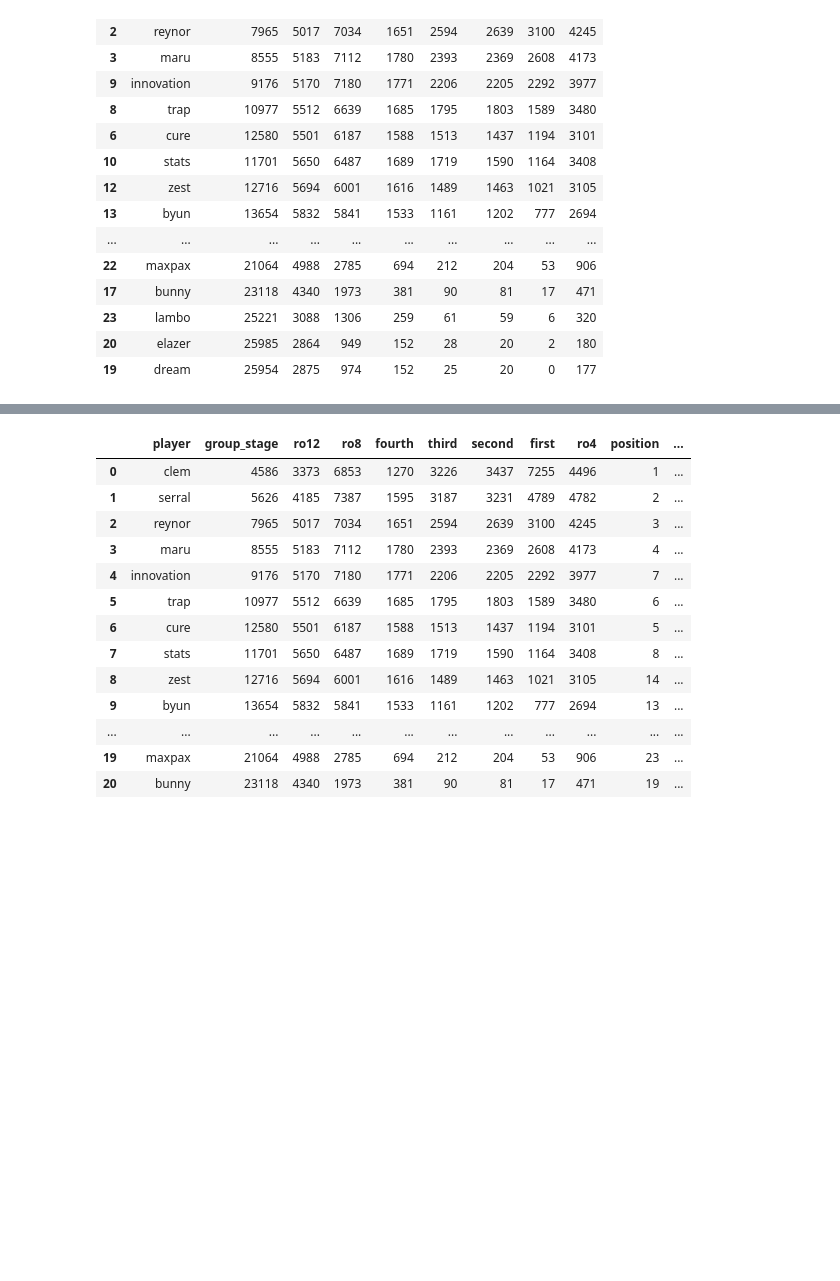
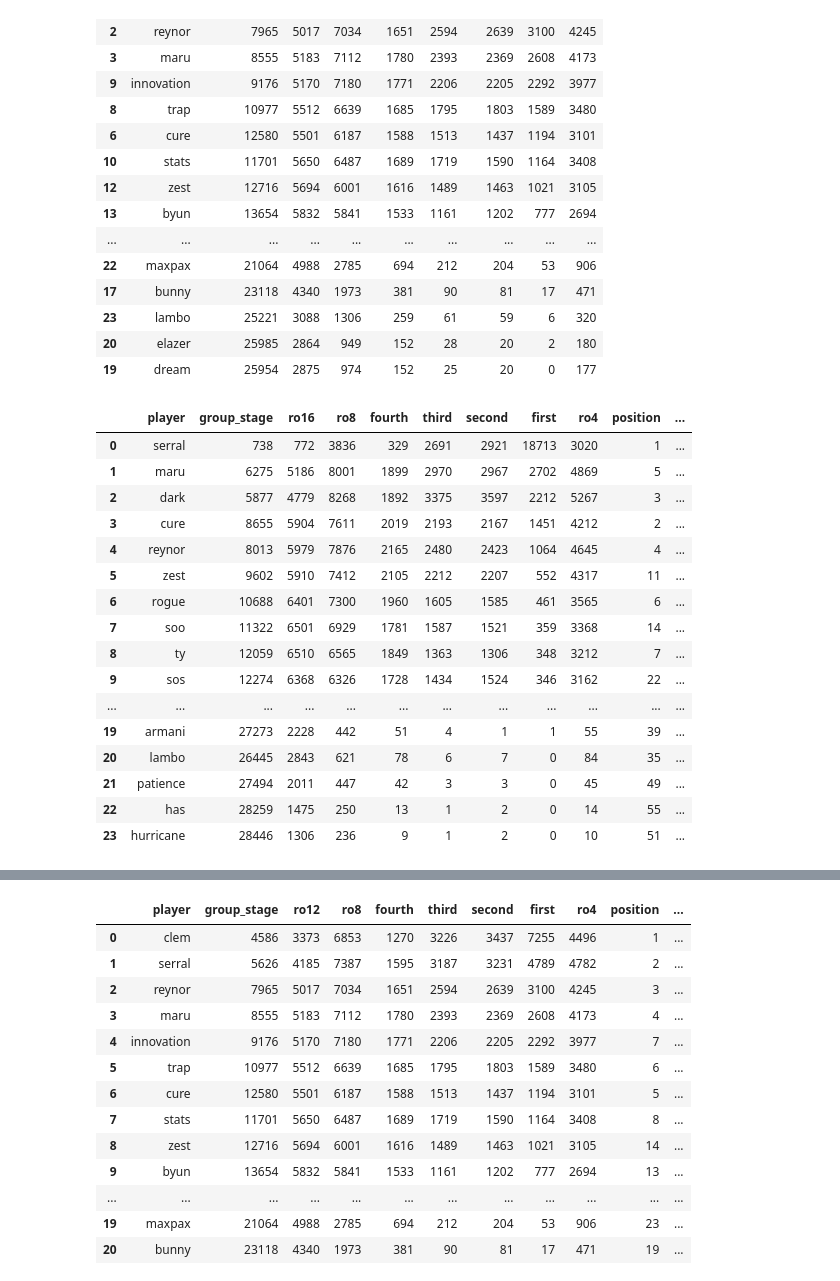
Before and after one commit to SpecCRA/sc2_tourney_sims, a Jupyter notebook: results_notebook.ipynb, the cells around one changed output, grey strips where cells are left out. Cells and saved outputs as stored; diff of their text form; code cells hidden in the pictures; blank space fills up the shorter version.

```diff
--- a/results_notebook.ipynb
+++ b/results_notebook.ipynb
@@ -957,3 +961,23 @@ fig.show()
 fig.write_image('plots/gsl_2021_stacked_bar.png')
 # %%
 iem2020['ro4'] = iem['third'] + iem['fourth']
+# %%
+iem2020
+# %% [output]
+|  | player | group_stage | ro16 | ro8 | fourth | third | second | first | ro4 | position | ... |
+| 0 | serral | 738 | 772 | 3836 | 329 | 2691 | 2921 | 18713 | 3020 | 1 | ... |
+| 1 | maru | 6275 | 5186 | 8001 | 1899 | 2970 | 2967 | 2702 | 4869 | 5 | ... |
+| 2 | dark | 5877 | 4779 | 8268 | 1892 | 3375 | 3597 | 2212 | 5267 | 3 | ... |
+| 3 | cure | 8655 | 5904 | 7611 | 2019 | 2193 | 2167 | 1451 | 4212 | 2 | ... |
+| 4 | reynor | 8013 | 5979 | 7876 | 2165 | 2480 | 2423 | 1064 | 4645 | 4 | ... |
+| 5 | zest | 9602 | 5910 | 7412 | 2105 | 2212 | 2207 | 552 | 4317 | 11 | ... |
+| 6 | rogue | 10688 | 6401 | 7300 | 1960 | 1605 | 1585 | 461 | 3565 | 6 | ... |
+| 7 | soo | 11322 | 6501 | 6929 | 1781 | 1587 | 1521 | 359 | 3368 | 14 | ... |
+| 8 | ty | 12059 | 6510 | 6565 | 1849 | 1363 | 1306 | 348 | 3212 | 7 | ... |
+| 9 | sos | 12274 | 6368 | 6326 | 1728 | 1434 | 1524 | 346 | 3162 | 22 | ... |
+| ... | ... | ... | ... | ... | ... | ... | ... | ... | ... | ... | ... |
+| 19 | armani | 27273 | 2228 | 442 | 51 | 4 | 1 | 1 | 55 | 39 | ... |
+| 20 | lambo | 26445 | 2843 | 621 | 78 | 6 | 7 | 0 | 84 | 35 | ... |
+| 21 | patience | 27494 | 2011 | 447 | 42 | 3 | 3 | 0 | 45 | 49 | ... |
+| 22 | has | 28259 | 1475 | 250 | 13 | 1 | 2 | 0 | 14 | 55 | ... |
+| 23 | hurricane | 28446 | 1306 | 236 | 9 | 1 | 2 | 0 | 10 | 51 | ... |
```
Also changed, not shown: parts of 7 cells of this notebook, 6 other files.
